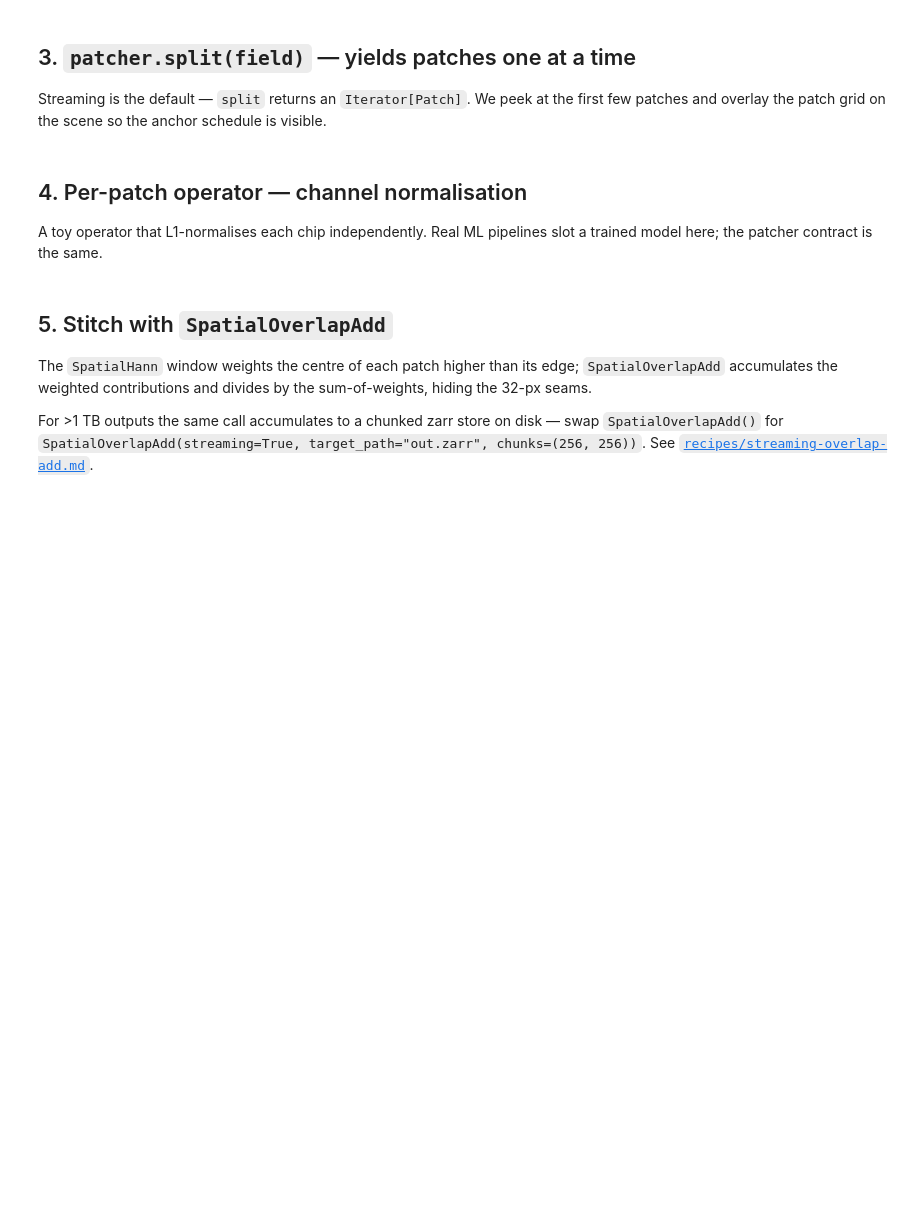
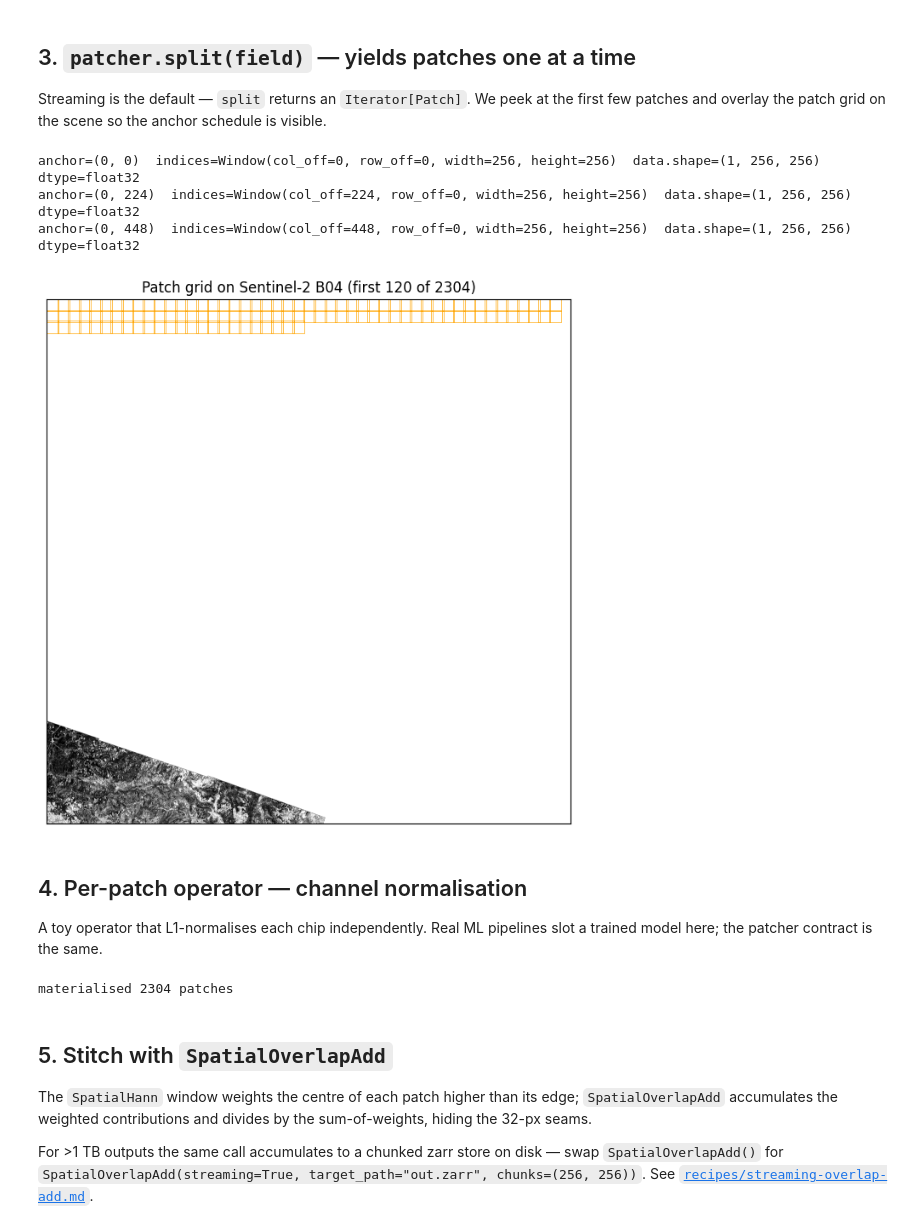
Before and after one commit to jejjohnson/geopatcher, a Jupyter notebook: docs/notebooks/patcher_lake_tahoe.ipynb, the cells around one changed output. Saved outputs shown, nothing was run; the diff lists cells and outputs as text; code cells hidden in the pictures; blank space fills up the shorter version.

```diff
--- a/docs/notebooks/patcher_lake_tahoe.ipynb
+++ b/docs/notebooks/patcher_lake_tahoe.ipynb
@@ -76,5 +79,4 @@ print(f"red.shape: {red.shape}")
 print(f"red.rio.crs: {red.rio.crs}")
 print(f"red.rio.resolution(): {red.rio.resolution()}")
 
-reader = RioXarrayReader(red)
-field = gp.RasterField(reader)
+field = gp.RioXarrayField(red)
@@ -110,33 +119,39 @@ so the anchor schedule is visible.
 # %%
 first = list(islice(patcher.split(field), 3))
 for p in first:
-    arr = np.asarray(p.data)
+    arr = np.asarray(p.data.da if hasattr(p.data, 'da') else p.data)
     print(
         f"anchor={p.anchor}  indices={p.indices}  data.shape={arr.shape}  dtype={arr.dtype}"
     )
+# %% [output]
+anchor=(0, 0)  indices=Window(col_off=0, row_off=0, width=256, height=256)  data.shape=(1, 256, 256)  dtype=float32
+anchor=(0, 224)  indices=Window(col_off=224, row_off=0, width=256, height=256)  data.shape=(1, 256, 256)  dtype=float32
+anchor=(0, 448)  indices=Window(col_off=448, row_off=0, width=256, height=256)  data.shape=(1, 256, 256)  dtype=float32
 # %%
 # Read a coarse preview of the scene for context, then overlay the patch grid.
-preview = np.asarray(field.domain)[0]
+preview = red.values[0]
 H, W = preview.shape
 
 fig, ax = plt.subplots(figsize=(8, 8))
 ax.imshow(
     preview,
     cmap="Greys_r",
     vmin=np.nanpercentile(preview, 2),
     vmax=np.nanpercentile(preview, 98),
 )
 for anchor in patcher.anchors(field)[:120]:  # cap at 120 for readability
     r0, c0 = anchor
     ax.add_patch(
         mpatches.Rectangle(
             (c0, r0), PATCH_SIZE, PATCH_SIZE, fill=False, edgecolor="orange", lw=0.5
         )
     )
 ax.set_title(f"Patch grid on Sentinel-2 B04 (first 120 of {patcher.n_anchors(field)})")
 ax.set_xticks([])
 ax.set_yticks([])
 plt.show()
+# %% [output]
+[figure, added]
 # %% [markdown]
 ## 4. Per-patch operator — channel normalisation
 
@@ -145,7 +160,9 @@ ML pipelines slot a trained model here; the patcher contract is the
 same.
 # %%
 def normalise(arr) -> np.ndarray:
-    a = np.asarray(arr, dtype=np.float32)
+    # RioXarrayField patches keep a chunked .da; materialise before stats.
+    raw = arr.da if hasattr(arr, 'da') else arr
+    a = np.asarray(raw, dtype=np.float32)
     mu = np.nanmean(a)
     sigma = np.nanstd(a) + 1e-6
     return (a - mu) / sigma
@@ -156,6 +173,8 @@ for patch in patcher.split(field):
     new_data = normalise(patch.data)
     outputs.append(dataclasses.replace(patch, data=new_data))
 print(f"materialised {len(outputs)} patches")
+# %% [output]
+materialised 2304 patches
 # %% [markdown]
 ## 5. Stitch with `SpatialOverlapAdd`
 
```
Also changed, not shown: parts of 6 cells of this notebook.
